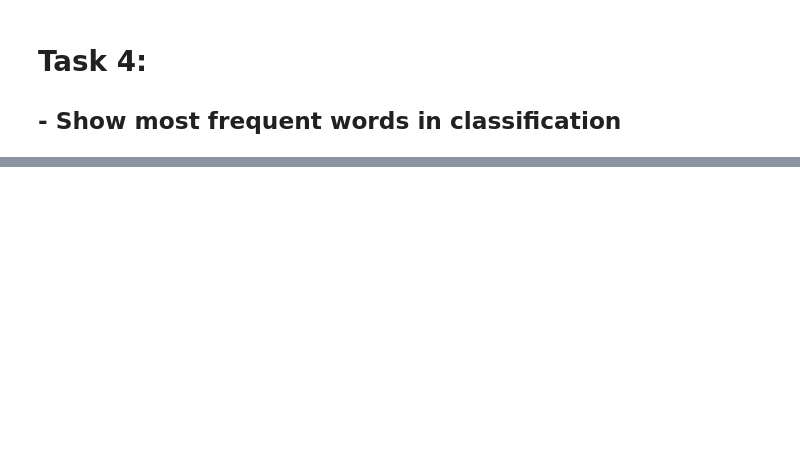
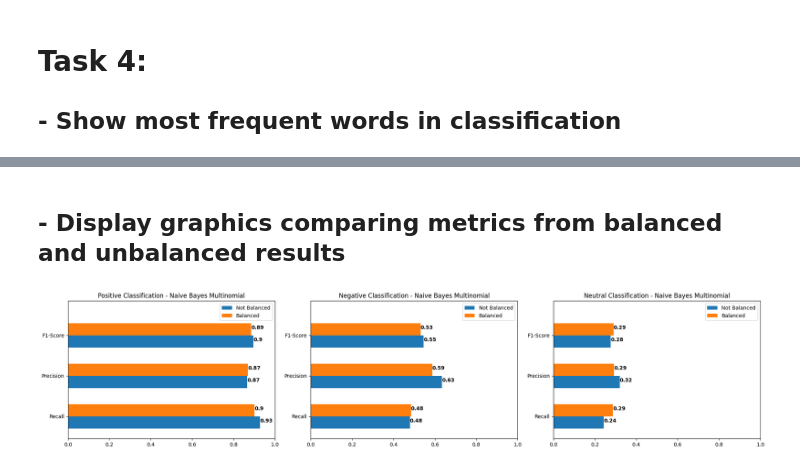
Before and after one commit to joaoaugustoss/TrabalhoPratico-IA, a Jupyter notebook: Notebooks/NB_Multinomial.ipynb, the cells around one changed output, grey strips where cells are left out. Cells and saved outputs as stored; diff of their text form; code cells hidden in the pictures; blank space fills up the shorter version.

```diff
--- a/Notebooks/NB_Multinomial.ipynb
+++ b/Notebooks/NB_Multinomial.ipynb
@@ -190,0 +357,61 @@ ax.xaxis.set_ticklabels(['neg', 'neu', 'pos']); ax.yaxis.set_ticklabels(['neg',
+# %% [markdown]
+## - Display graphics comparing metrics from balanced and unbalanced results
+# %%
+fix, ax = plt.subplots(1, 3, figsize = (20, 4.5))
+
+ind = np.array([0, 1, 2])
+width = 0.3
+
+y_axis = ['Recall', 'Precision', 'F1-Score']
+x_axis_PNBRF = [recallPOS, precisaoPOS, f1sPOS]; x_axis_PBRF = [BrecallPOS, BprecisaoPOS, Bf1sPOS]
+x_axis_NNBRF = [recallNEG, precisaoNEG, f1sNEG]; x_axis_NBRF = [BrecallNEG, BprecisaoNEG, Bf1sNEG]
+x_axis_NENBRF = [recallNEU, precisaoNEU, f1sNEU]; x_axis_NEBRF = [BrecallNEU, BprecisaoNEU, Bf1sNEU]
+
+
+
+ax[0].barh(ind, x_axis_PNBRF, width, label='Not Balanced')
+ax[0].barh(ind+width, x_axis_PBRF, width, label='Balanced')
+ax[0].set_title('Positive Classification - Naive Bayes Multinomial')
+ax[0].set_xlim(0, 1)
+
+ax[1].barh(ind, x_axis_NNBRF, width, label='Not Balanced')
+ax[1].barh(ind+width, x_axis_NBRF, width, label='Balanced')
+ax[1].set_title('Negative Classification - Naive Bayes Multinomial')
+ax[1].set_xlim(0, 1)
+
+ax[2].barh(ind, x_axis_NENBRF, width, label='Not Balanced')
+ax[2].barh(ind+width, x_axis_NEBRF, width, label='Balanced')
+ax[2].set_title('Neutral Classification - Naive Bayes Multinomial')
+ax[2].set_xlim(0, 1)
+
+for i, v in enumerate(x_axis_PNBRF):
+    ax[0].text(v, i, str(round(v,2)), color = 'black', fontweight = 'bold')
+
+for i, v in enumerate(x_axis_NNBRF):
+    ax[1].text(v, i, str(round(v,2)), color = 'black', fontweight = 'bold')
+
+for i, v in enumerate(x_axis_NENBRF):
+    ax[2].text(v, i, str(round(v,2)), color = 'black', fontweight = 'bold')
+
+
+for i, v in enumerate(x_axis_PBRF):
+    ax[0].text(v, i+width, str(round(v,2)), color = 'black', fontweight = 'bold')
+
+for i, v in enumerate(x_axis_NBRF):
+    ax[1].text(v, i+width, str(round(v,2)), color = 'black', fontweight = 'bold')
+
+for i, v in enumerate(x_axis_NEBRF):
+    ax[2].text(v, i+width, str(round(v,2)), color = 'black', fontweight = 'bold')
+
+ax[0].set(yticks=ind + width/2, yticklabels=np.array(['Recall', 'Precision', 'F1-Score']),ylim=[2*width - 1, len(ind)])
+ax[1].set(yticks=ind + width/2, yticklabels=np.array(['Recall', 'Precision', 'F1-Score']),ylim=[2*width - 1, len(ind)])
+ax[2].set(yticks=ind + width/2, yticklabels=np.array(['Recall', 'Precision', 'F1-Score']),ylim=[2*width - 1, len(ind)])
+
+ax[0].legend(loc='upper right')
+ax[1].legend(loc='upper right')
+ax[2].legend(loc='upper right')
+
+plt.tight_layout()
+plt.show()
+# %% [output]
+[figure, added]
```
Also changed, not shown: parts of 34 cells of this notebook, 12 other files.
